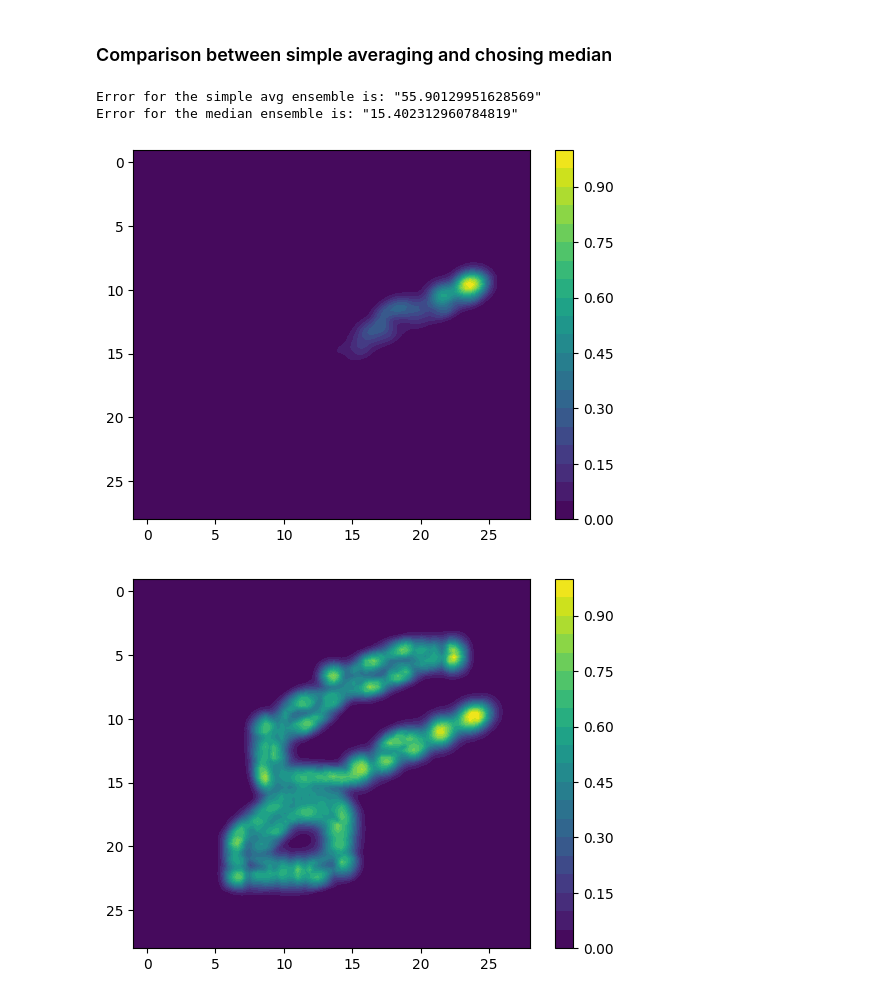
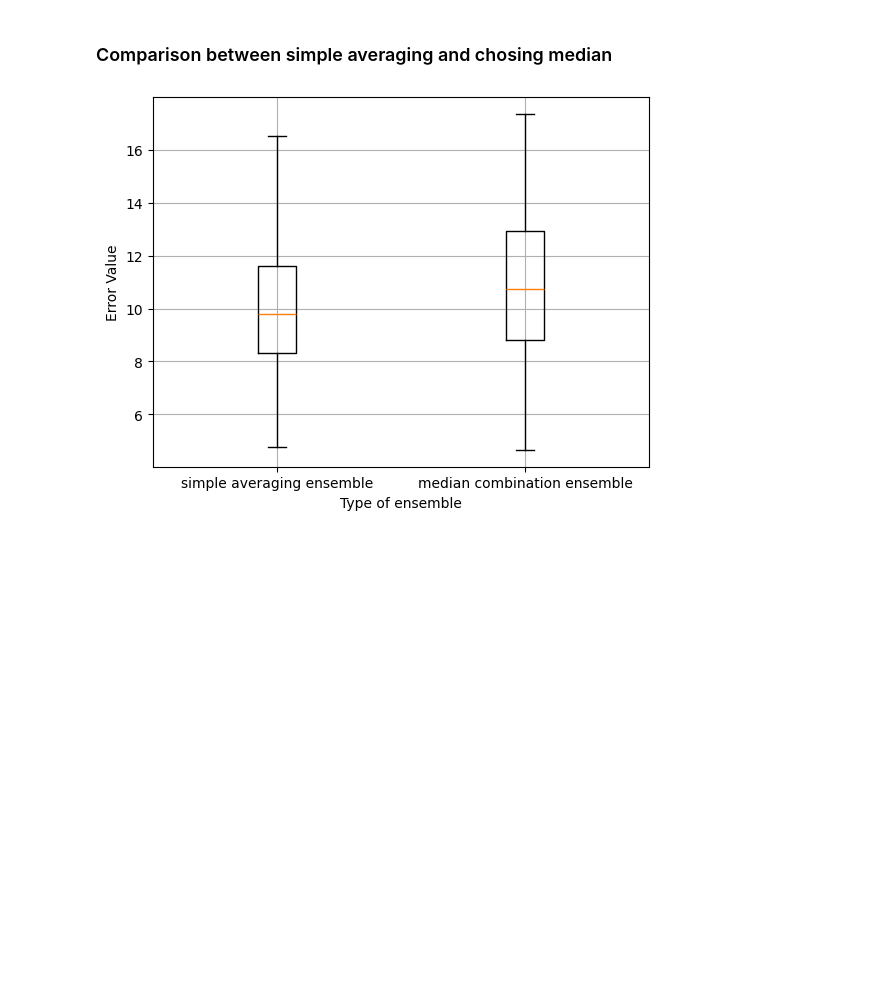
Before and after one commit to DaSebb/gmm_project, a Jupyter notebook: src/gmm_notebook.ipynb, the cells around one changed output. Drawn from its saved outputs; the diff is of its cells as text; code cells hidden in the pictures; blank space fills up the shorter version.

```diff
--- a/src/gmm_notebook.ipynb
+++ b/src/gmm_notebook.ipynb
@@ -188,7 +197,7 @@ X_digit_img = X_digit[36]
 
 overlayed_digits = overlay_mnistdigits(X_digit[:400])
 score_data_table = create_XY_table_from_training_data(X_digit_img)
-gmm_01 = GaussianMixture(n_components=16, covariance_type='full', reg_covar=1e-5)
+gmm_01 = GaussianMixture(n_components=12, covariance_type='full', reg_covar=1e-5)
 
 test_img  = X_digit[29]
 XY_table = create_XY_table(test_img)
@@ -401,41 +430,31 @@ plt.show()
 # %%
 def experiment_combination(digit_img, component_number):
     train_table = create_XY_table(digit_img)
     gmm_array = [GaussianMixture(n_components=component_number) for _ in range(20)]
     gmm_array_2 = [GaussianMixture(n_components=component_number) for _ in range(20)]
 
     for one_gmm in gmm_array:
         one_gmm.fit(train_table)
 
     for one_gmm in gmm_array_2:
         one_gmm.fit(train_table)
 
     [error_gmm_simple_avg, error_map] = compare_error_of_GMM_and_IMG(gmm_array, score_data_table, digit_img, ensemble_type="simple_avg")
     [error_gmm_median, error_map] = compare_error_of_GMM_and_IMG(gmm_array_2, score_data_table, digit_img, ensemble_type="median")
 
-    fig1, ax1 = plt.subplots()
-    fig2, ax2 = plt.subplots()
-
-    sub_plot_gmm_probabilities_in_subplot(fig1, ax1, score_data_table, gmm_array, "simple_avg")
-    sub_plot_gmm_probabilities_in_subplot(fig2, ax2, score_data_table, gmm_array_2, "median")
-
     return [error_gmm_simple_avg, error_gmm_median]
 
-img = X_digit[37]
-(error_simpl_avg, error_median) = experiment_combination(img, 30)
+result = []
+for img in X_digit[30:80]:
+    result.append(experiment_combination(img, 12))
+result = np.array(result)
+data = [result[:, 0], result[:, 1]]
 
-fig1, ax1 = plt.subplots()
-
-ax1.imshow(img, cmap='gray')
-
-print(f'Error for the simple avg ensemble is: "{error_simpl_avg}"')
-print(f'Error for the median ensemble is: "{error_median}"')
-
-
+plt.boxplot(data, tick_labels=['simple averaging ensemble', 'median combination ensemble' ], showfliers=False)
+plt.xlabel('Type of ensemble')
+plt.ylabel('Error Value')
+plt.grid(True)
 
 plt.show()
 # %% [output]
-Error for the simple avg ensemble is: "55.90129951628569"
-Error for the median ensemble is: "15.402312960784819"
-[figure, old version]
+[figure, new version]
-[figure, removed]
```
Also changed, not shown: parts of 7 cells of this notebook, 10 other files.
